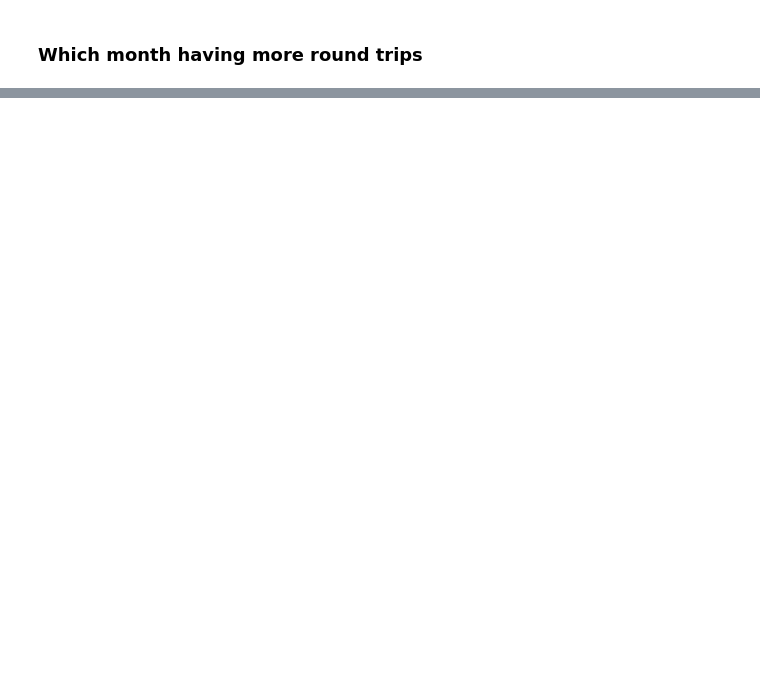
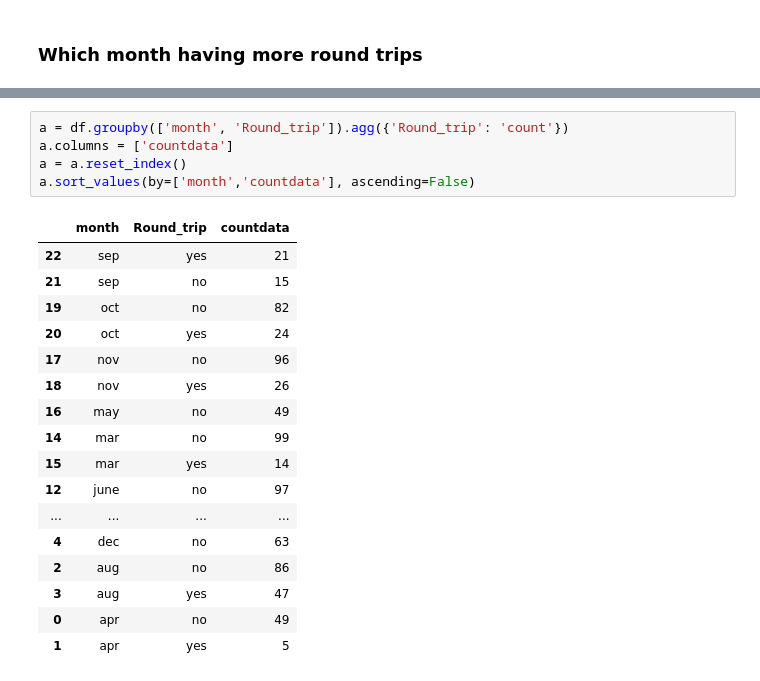
Before and after one commit to mihirh19/uber-analysis, a Jupyter notebook: uber-2016.ipynb, the cells around one changed output, grey strips where cells are left out. Saved outputs shown, nothing was run; the diff lists cells and outputs as text; blank space fills up the shorter version.

```diff
--- a/uber-2016.ipynb
+++ b/uber-2016.ipynb
@@ -439,0 +467,23 @@ sns.countplot(data=df['month'], x=df['month'], order=df['month'].value_counts().
+# %%
+a = df.groupby(['month', 'Round_trip']).agg({'Round_trip': 'count'})
+a.columns = ['countdata']
+a = a.reset_index()
+a.sort_values(by=['month','countdata'], ascending=False)
+# %% [output]
+|  | month | Round_trip | countdata |
+| 22 | sep | yes | 21 |
+| 21 | sep | no | 15 |
+| 19 | oct | no | 82 |
+| 20 | oct | yes | 24 |
+| 17 | nov | no | 96 |
+| 18 | nov | yes | 26 |
+| 16 | may | no | 49 |
+| 14 | mar | no | 99 |
+| 15 | mar | yes | 14 |
+| 12 | june | no | 97 |
+| ... | ... | ... | ... |
+| 4 | dec | no | 63 |
+| 2 | aug | no | 86 |
+| 3 | aug | yes | 47 |
+| 0 | apr | no | 49 |
+| 1 | apr | yes | 5 |
```
Also changed, not shown: parts of 14 cells of this notebook, 4 other files.
